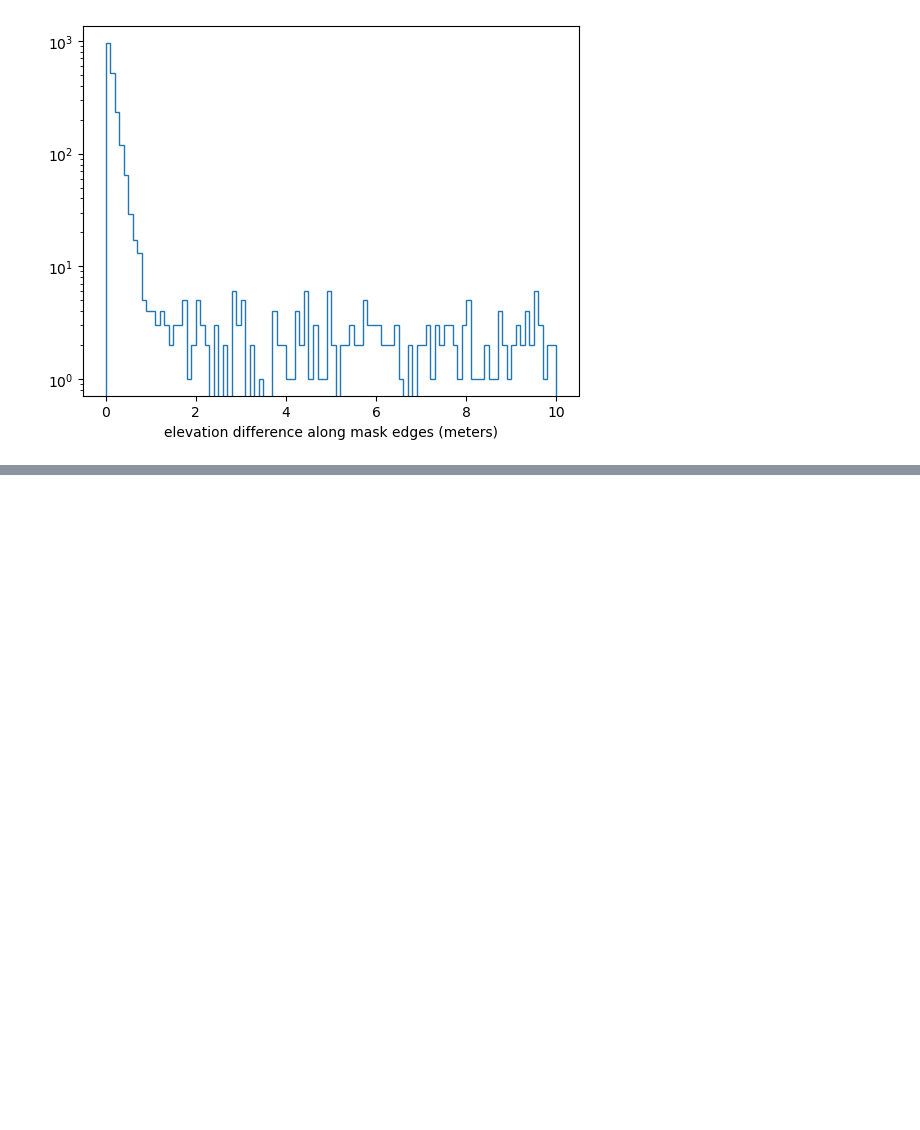
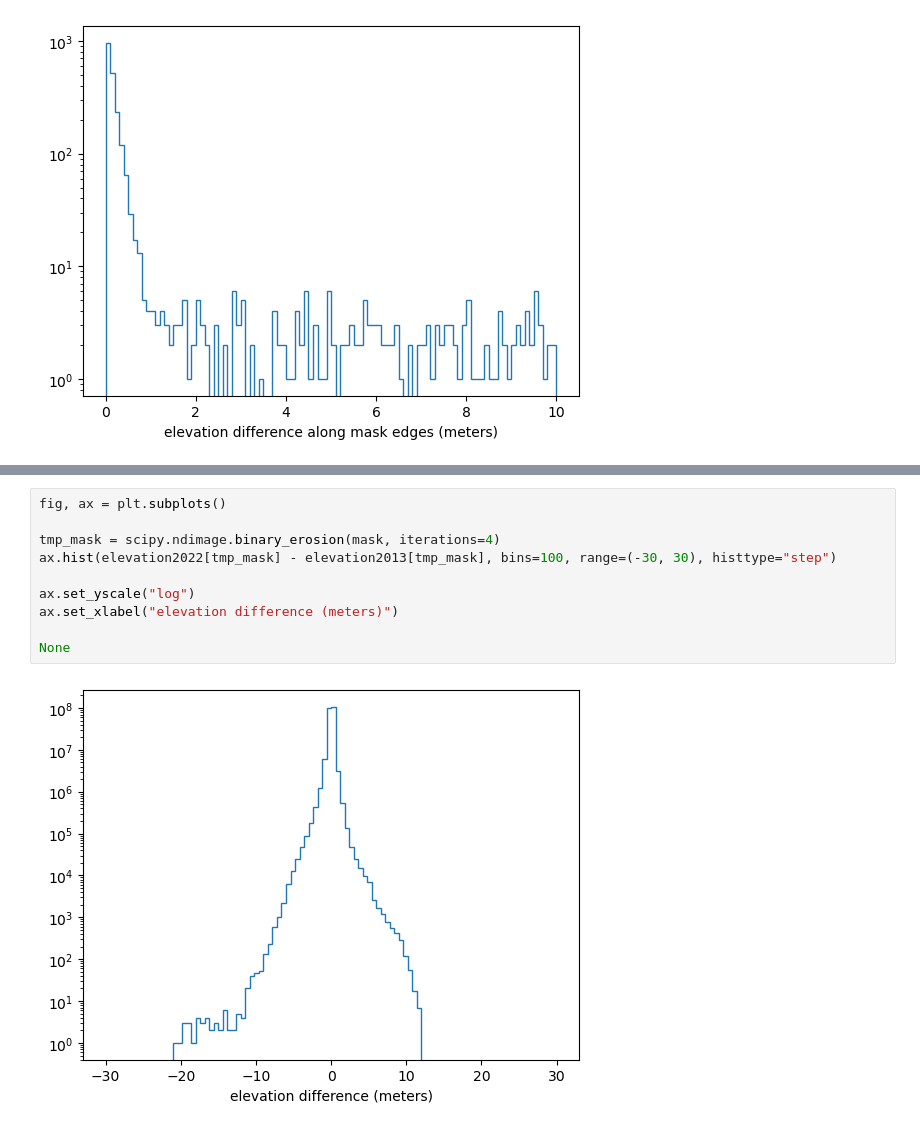
Before and after one commit to dsi-rse/gully-map, a Jupyter notebook: notebooks/understand-elevation-difference.ipynb, the cells around one changed output, grey strips where cells are left out. Cells and saved outputs as stored; diff of their text form; blank space fills up the shorter version.

```diff
--- a/notebooks/understand-elevation-difference.ipynb
+++ b/notebooks/understand-elevation-difference.ipynb
@@ -119,0 +141,12 @@ None
+# %%
+fig, ax = plt.subplots()
+
+tmp_mask = scipy.ndimage.binary_erosion(mask, iterations=4)
+ax.hist(elevation2022[tmp_mask] - elevation2013[tmp_mask], bins=100, range=(-30, 30), histtype="step")
+
+ax.set_yscale("log")
+ax.set_xlabel("elevation difference (meters)")
+
+None
+# %% [output]
+[figure, added]
```
Also changed, not shown: parts of 6 cells of this notebook, 1 other file.
